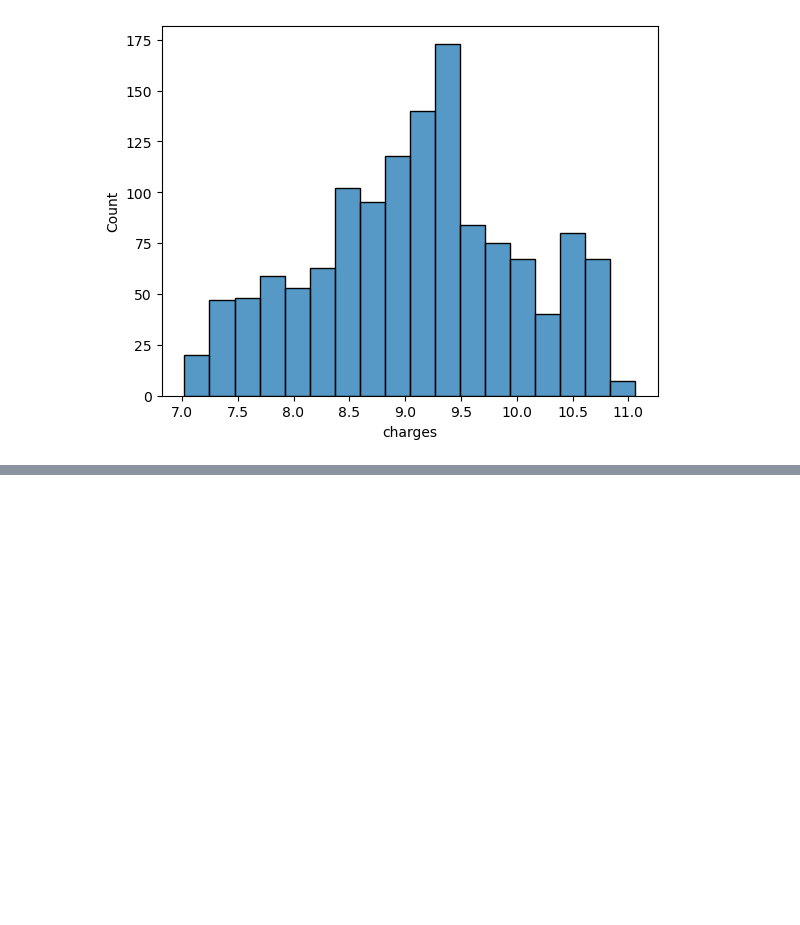
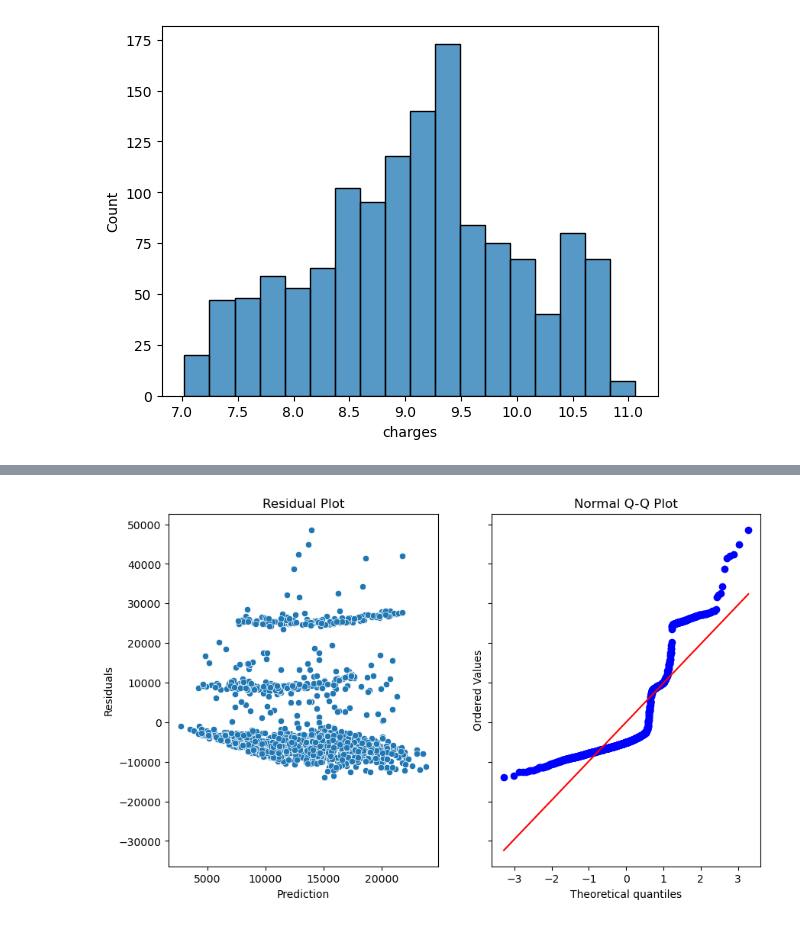
Before and after one commit to Camiloesp/PythonDataScience_SupervisedML, a Jupyter notebook: Regression_and_Forecasting/4_ModelAssumptions.ipynb, the cells around one changed output, grey strips where cells are left out. Saved outputs shown, nothing was run; the diff lists cells and outputs as text; code cells hidden in the pictures; blank space fills up the shorter version.

```diff
--- a/Regression_and_Forecasting/4_ModelAssumptions.ipynb
+++ b/Regression_and_Forecasting/4_ModelAssumptions.ipynb
@@ -220,0 +242,12 @@ residual_analysis_plots(model)
+# %%
+features = [
+    'age',
+    'bmi',
+    'children',
+]
+
+X = sm.add_constant(insurance_df[features])
+y = insurance_df['charges']
+
+model = sm.OLS(y, X).fit()
+model.summary()
@@ -220,0 +276,4 @@ residual_analysis_plots(model)
+# %%
+residual_analysis_plots(model)
+# %% [output]
+[figure, added]
```
Also changed, not shown: parts of 8 cells of this notebook, 1 other file.
